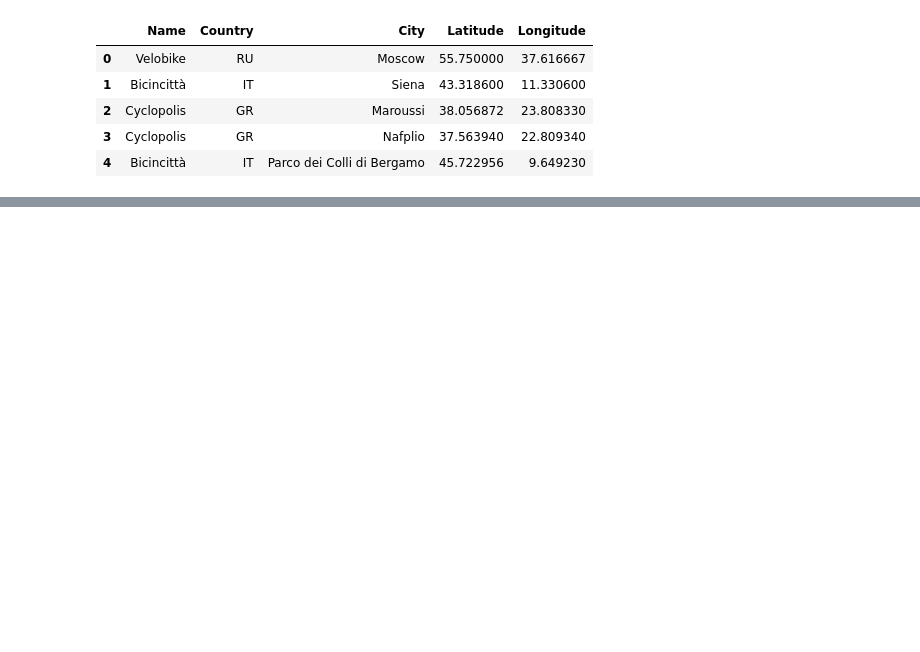
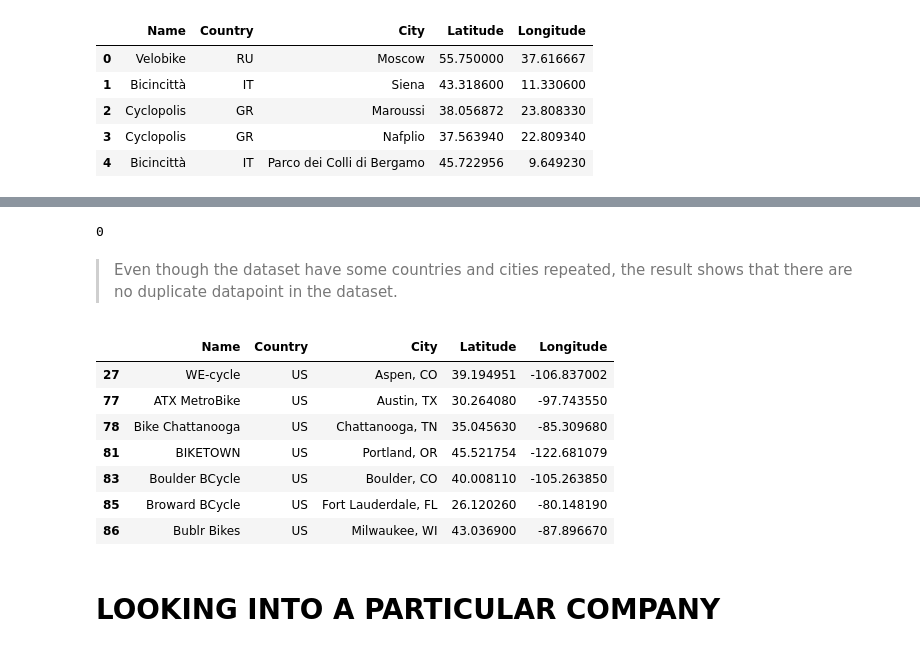
Before and after one commit to AduragbemiOyinlola/CityBike-API, a Jupyter notebook: citybike.ipynb, the cells around one changed output, grey strips where cells are left out. Drawn from its saved outputs; the diff is of its cells as text; code cells hidden in the pictures; blank space fills up the shorter version.

Commit message:
Check a particular company

```diff
--- a/citybike.ipynb
+++ b/citybike.ipynb
@@ -96,0 +130,19 @@ bikeData.head()
+# %%
+bikeData.duplicated().sum()
+# %% [output]
+0
+# %% [markdown]
+> Even though the dataset have some countries and cities repeated, the result shows that there are no duplicate datapoint in the dataset.
+# %%
+bikeData.query('Country == "US"').head(7)
+# %% [output]
+|  | Name | Country | City | Latitude | Longitude |
+| 27 | WE-cycle | US | Aspen, CO | 39.194951 | -106.837002 |
+| 77 | ATX MetroBike | US | Austin, TX | 30.264080 | -97.743550 |
+| 78 | Bike Chattanooga | US | Chattanooga, TN | 35.045630 | -85.309680 |
+| 81 | BIKETOWN | US | Portland, OR | 45.521754 | -122.681079 |
+| 83 | Boulder BCycle | US | Boulder, CO | 40.008110 | -105.263850 |
+| 85 | Broward BCycle | US | Fort Lauderdale, FL | 26.120260 | -80.148190 |
+| 86 | Bublr Bikes | US | Milwaukee, WI | 43.036900 | -87.896670 |
+# %% [markdown]
+# **LOOKING INTO A PARTICULAR COMPANY**
```
Also changed, not shown: parts of 15 cells of this notebook.
